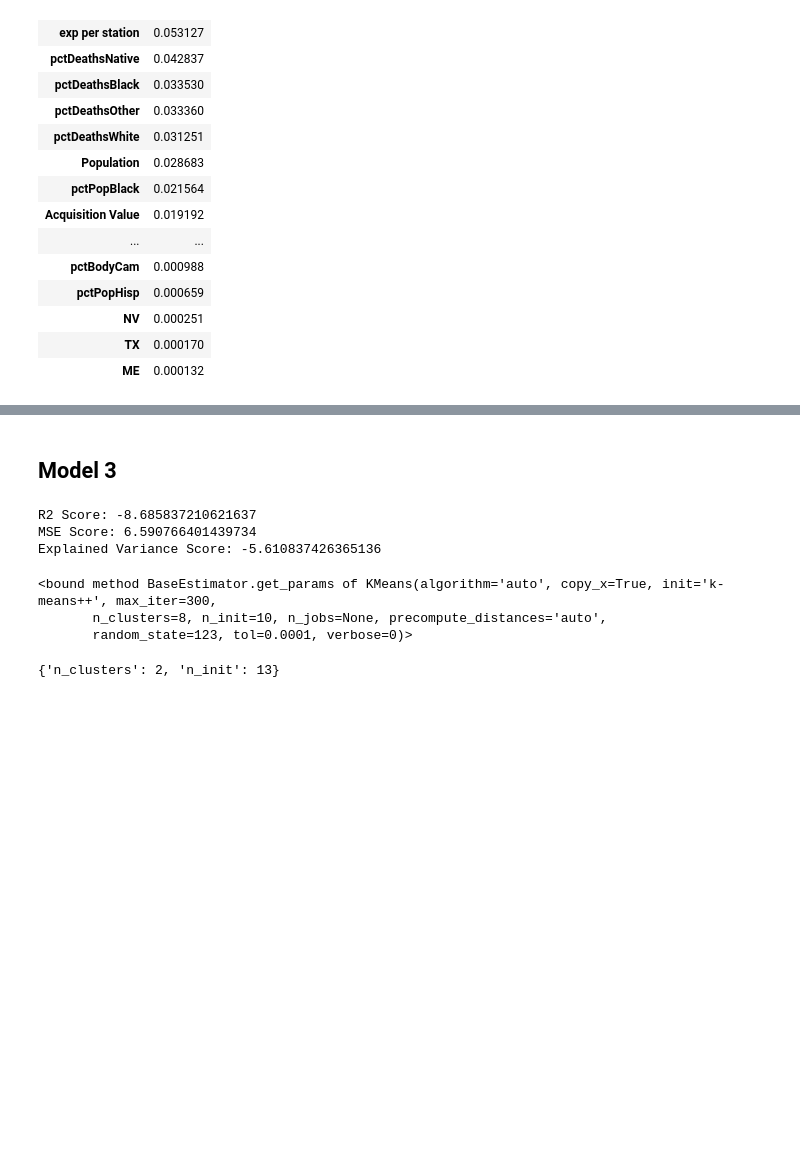
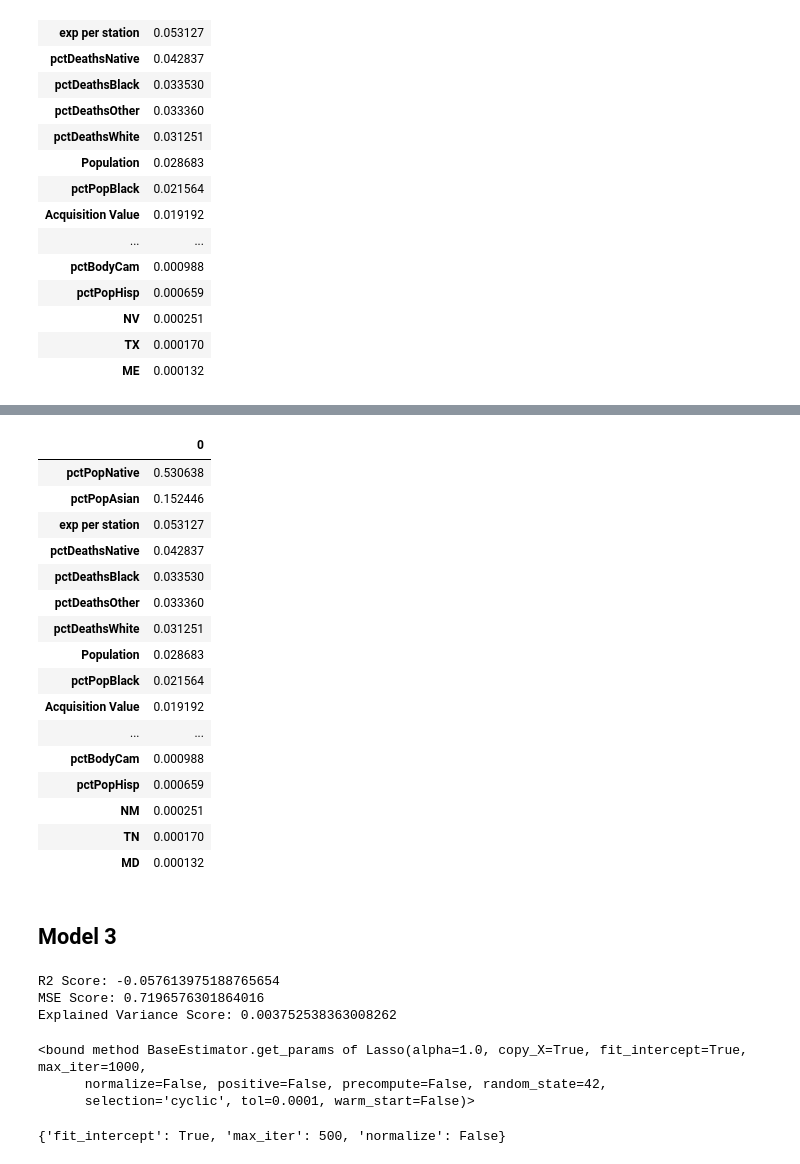
Before and after one commit to rayruzzo/Capstone-2, a Jupyter notebook: Modeling.ipynb, the cells around one changed output, grey strips where cells are left out. Saved outputs shown, nothing was run; the diff lists cells and outputs as text; code cells hidden in the pictures; blank space fills up the shorter version.

```diff
--- a/Modeling.ipynb
+++ b/Modeling.ipynb
@@ -184,0 +167,13 @@ Text(0, 0.5, 'Y_Pred Values')
+# %%
+## dropping alaska as an outlier
+X2 = dfd.drop(columns=['deaths_per_100k','deaths','AK']).values
+y2 = dfd.deaths_per_100k.values
+scaler = StandardScaler()
+X2 = scaler.fit_transform(X2)
+X2_train, X2_test, y2_train, y2_test = train_test_split(X2, y2, test_size=0.3, random_state=123)
+y2_train = y2_train.reshape(-1,1)
+y2_test = y2_test.reshape(-1,1)
+# %%
+xgbreg2 = XGBRegressor(random_state=42,silent=True)
+xgbreg2.fit(X2_train,y2_train)
+y2_pred = xgbreg2.predict(X2_test)
@@ -184,0 +188,21 @@ Text(0, 0.5, 'Y_Pred Values')
+# %%
+features2 = pd.DataFrame(xgbreg2.feature_importances_, index=dfd.columns[1:68])
+features2[features2[0]>0].sort_values(by=0, ascending=False)
+# %% [output]
+|  | 0 |
+| pctPopNative | 0.530638 |
+| pctPopAsian | 0.152446 |
+| exp per station | 0.053127 |
+| pctDeathsNative | 0.042837 |
+| pctDeathsBlack | 0.033530 |
+| pctDeathsOther | 0.033360 |
+| pctDeathsWhite | 0.031251 |
+| Population | 0.028683 |
+| pctPopBlack | 0.021564 |
+| Acquisition Value | 0.019192 |
+| ... | ... |
+| pctBodyCam | 0.000988 |
+| pctPopHisp | 0.000659 |
+| NM | 0.000251 |
+| TN | 0.000170 |
+| MD | 0.000132 |
@@ -194,23 +220,24 @@ y_pred6 = kmean.predict(X_test)
 print("R2 Score: " + str(r2_score(y_test, y_pred6)))
 print("MSE Score: " + str(mean_squared_error(y_test,y_pred6)))
 print("Explained Variance Score: " + str(explained_variance_score(y_test,y_pred6)))
-kmean.get_params
+lasso.get_params
 # %% [output]
-R2 Score: -8.685837210621637
-MSE Score: 6.590766401439734
-Explained Variance Score: -5.610837426365136
+R2 Score: -0.057613975188765654
+MSE Score: 0.7196576301864016
+Explained Variance Score: 0.003752538363008262
-<bound method BaseEstimator.get_params of KMeans(algorithm='auto', copy_x=True, init='k-means++', max_iter=300,
-       n_clusters=8, n_init=10, n_jobs=None, precompute_distances='auto',
-       random_state=123, tol=0.0001, verbose=0)>
+<bound method BaseEstimator.get_params of Lasso(alpha=1.0, copy_X=True, fit_intercept=True, max_iter=1000,
+      normalize=False, positive=False, precompute=False, random_state=42,
+      selection='cyclic', tol=0.0001, warm_start=False)>
 # %%
-param_grid = {'n_clusters':np.arange(1,10),
-              'n_init':np.arange(1,20)
+param_grid = {'fit_intercept':[True,False],
+              'normalize':[True,False],
+              'max_iter': [500, 1000, 1500]
              }
-kmean_cv = GridSearchCV(kmean, param_grid=param_grid, cv=5)
-kmean_cv.fit(X_train, y_train)
-y_pred3 = kmean_cv.predict(X_test)
+lasso_cv = GridSearchCV(lasso, param_grid=param_grid, cv=5)
+lasso_cv.fit(X_train, y_train)
+y_pred3 = lasso_cv.predict(X_test)
 
-kmean_cv.best_params_
+lasso_cv.best_params_
 # %% [output]
-{'n_clusters': 2, 'n_init': 13}
+{'fit_intercept': True, 'max_iter': 500, 'normalize': False}
 # %%
```
Also changed, not shown: parts of 16 cells of this notebook.
